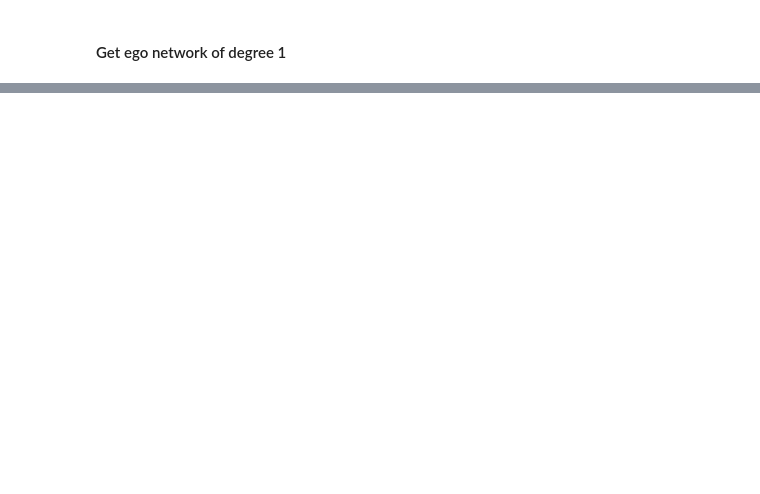
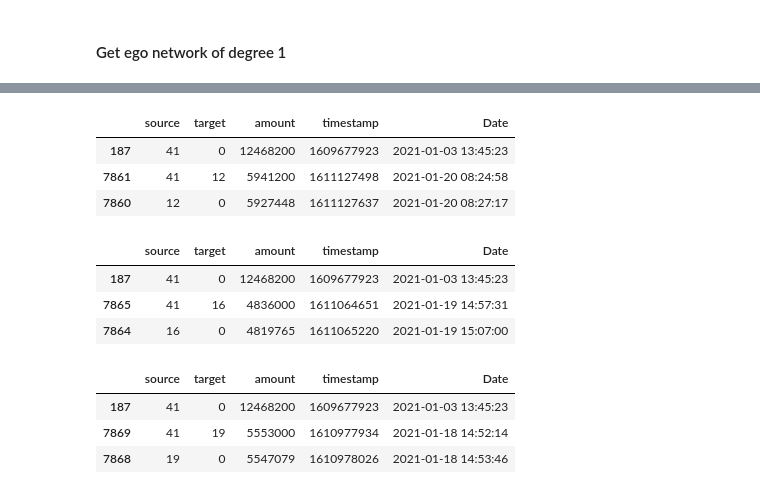
Before and after one commit to massihonda/DataForensic, a Jupyter notebook: crawler_with_heuristic/FinalBlockChain.ipynb, the cells around one changed output, grey strips where cells are left out. Saved outputs shown, nothing was run; the diff lists cells and outputs as text; code cells hidden in the pictures; blank space fills up the shorter version.

Commit message:
added heuristic forwarding path

```diff
--- a/crawler_with_heuristic/FinalBlockChain.ipynb
+++ b/crawler_with_heuristic/FinalBlockChain.ipynb
@@ -514,0 +531,28 @@ edges_network_only_nodes.to_csv('/home/massi/my_project_dir/blockChain/data/ego_
+# %%
+def get_temporal_motif2(edges_network_only_nodes):
+
+    triads = list()
+    for index in range(len(edges_network_only_nodes)):
+        edges_network_only_nodes_copy = copy.deepcopy(edges_network_only_nodes.iloc[index:])
+        a = edges_network_only_nodes.iloc[index, 0]
+        b = edges_network_only_nodes.iloc[index, 1]
+        # rows where the sender is either the sender or the receiver of the current row.
+        outgoing_a_b = edges_network_only_nodes[(edges_network_only_nodes.source == b) | (edges_network_only_nodes.source == a)]
+        receivers_a = edges_network_only_nodes.loc[edges_network_only_nodes.source == a, 'target']
+        # Store edges where the sender is b and the receivers are receivers of a
+        edges_b_to_receivers_a = edges_network_only_nodes[(edges_network_only_nodes.source == b) & (edges_network_only_nodes.target.isin(receivers_a))]
+        if len(edges_b_to_receivers_a)>0:
+            for receivers_a_and_b in list(set(edges_b_to_receivers_a.target)):
+                #next_edges_b = edges_network_only_nodes[([b == element for element in edges_network_only_nodes.source]) & (edges_network_only_nodes.target.isin( list(set(receivers_a) - {b})))]
+                next_edges_a = edges_network_only_nodes[(edges_network_only_nodes.source == a) & (edges_network_only_nodes.target == receivers_a_and_b)] #(edges_network_only_nodes.target.isin(next_edges_b.target))]
+                #next_edges_b = next_edges_b.iloc[0, :]
+                next_edges_b = edges_b_to_receivers_a[edges_b_to_receivers_a.target == receivers_a_and_b]
+                next_edges = pd.concat([next_edges_a, next_edges_b])
+                #next_edges = next_edges_a.append(next_edges_b)
+                triad = next_edges.append(edges_network_only_nodes.iloc[index, :]).sort_values(by='Date')
+                triad = triad[triad.Date.isin([triad.loc[(triad['source'] == source) & (triad['target'] == target), 'Date'].min() for source,target in zip(triad['source'], triad['target'])])]
+                if triad.iloc[0, 0] == triad.iloc[1, 0]:
+            #triad = next_edges.append(edges_network_only_nodes.iloc[index,:]).sort_values(by='Date')
+                    triads.append(triad)
+
+    return(triads)
@@ -514,0 +562,4 @@ edges_network_only_nodes.to_csv('/home/massi/my_project_dir/blockChain/data/ego_
+# %%
+forw_paths1 = get_temporal_motif1(edges_network_only_nodes)
+# %%
+forw_paths2 = get_temporal_motif2(edges_network_only_nodes)
@@ -514,0 +585,3 @@ edges_network_only_nodes.to_csv('/home/massi/my_project_dir/blockChain/data/ego_
+# %%
+for path in forw_paths1:
+    display(path[:2])
@@ -514,0 +610,16 @@ edges_network_only_nodes.to_csv('/home/massi/my_project_dir/blockChain/data/ego_
+# %%
+for path in forw_paths2:
+    display(path)
+# %% [output]
+|  | source | target | amount | timestamp | Date |
+| 187 | 41 | 0 | 12468200 | 1609677923 | 2021-01-03 13:45:23 |
+| 7861 | 41 | 12 | 5941200 | 1611127498 | 2021-01-20 08:24:58 |
+| 7860 | 12 | 0 | 5927448 | 1611127637 | 2021-01-20 08:27:17 |
+|  | source | target | amount | timestamp | Date |
+| 187 | 41 | 0 | 12468200 | 1609677923 | 2021-01-03 13:45:23 |
+| 7865 | 41 | 16 | 4836000 | 1611064651 | 2021-01-19 14:57:31 |
+| 7864 | 16 | 0 | 4819765 | 1611065220 | 2021-01-19 15:07:00 |
+|  | source | target | amount | timestamp | Date |
+| 187 | 41 | 0 | 12468200 | 1609677923 | 2021-01-03 13:45:23 |
+| 7869 | 41 | 19 | 5553000 | 1610977934 | 2021-01-18 14:52:14 |
+| 7868 | 19 | 0 | 5547079 | 1610978026 | 2021-01-18 14:53:46 |
```
Also changed, not shown: parts of 36 cells of this notebook.
